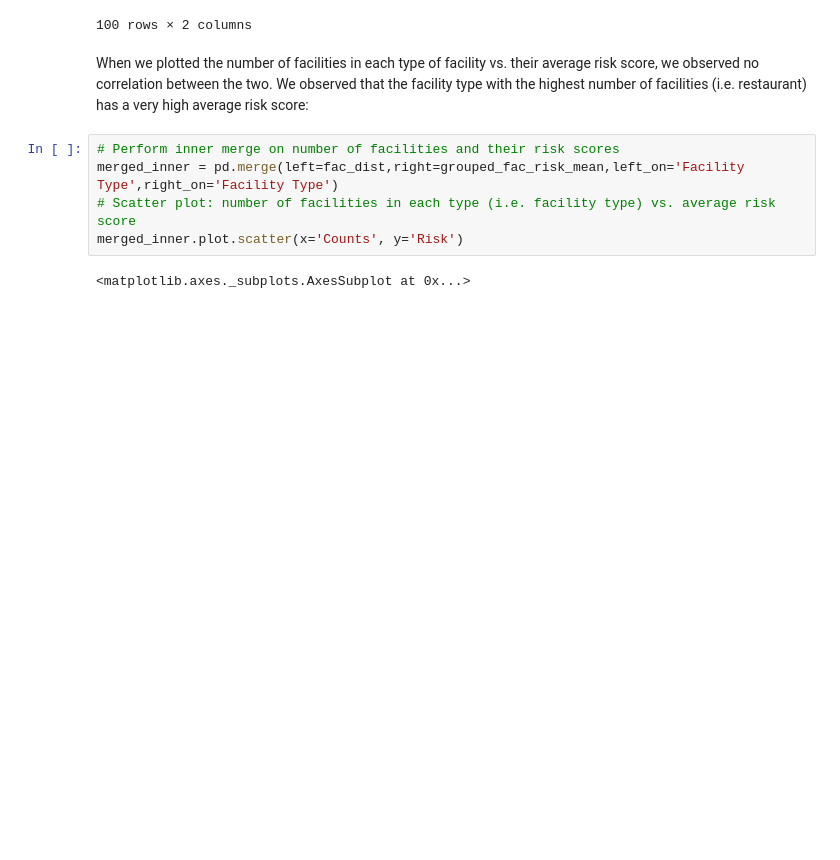
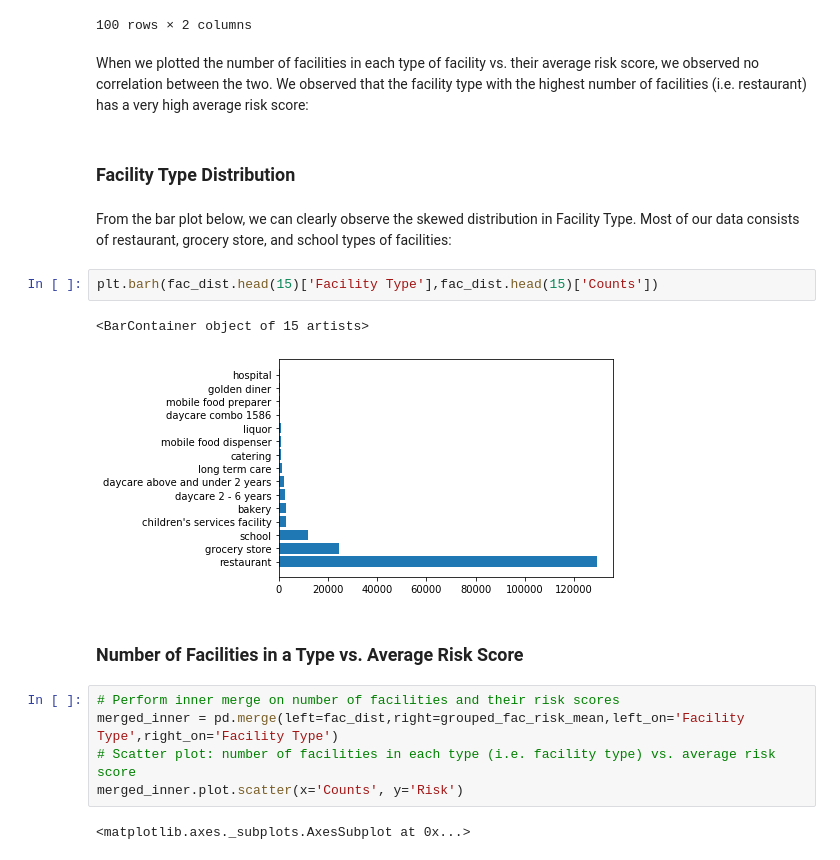
Before and after one commit to RubinDaija/epfl-ada-2019-project, a Jupyter notebook: project.ipynb, the cells around one changed output. Cells and saved outputs as stored; diff of their text form; blank space fills up the shorter version.

```diff
--- a/project.ipynb
+++ b/project.ipynb
@@ -165,6 +165,17 @@ Number of different types of facilities :868
 100 rows × 2 columns
 # %% [markdown]
 When we plotted the number of facilities in each type of facility vs. their average risk score, we observed no correlation between the two. We observed that the facility type with the highest number of facilities (i.e. restaurant) has a very high average risk score:
+# %% [markdown]
+### **Facility Type Distribution**
+# %% [markdown]
+From the bar plot below, we can clearly observe the skewed distribution in Facility Type. Most of our data consists of restaurant, grocery store, and school types of facilities:
+# %%
+plt.barh(fac_dist.head(15)['Facility Type'],fac_dist.head(15)['Counts'])
+# %% [output]
+<BarContainer object of 15 artists>
+[figure, added]
+# %% [markdown]
+### **Number of Facilities in a Type vs. Average Risk Score**
 # %%
 # Perform inner merge on number of facilities and their risk scores
 merged_inner = pd.merge(left=fac_dist,right=grouped_fac_risk_mean,left_on='Facility Type',right_on='Facility Type')
```
Also changed, not shown: parts of 13 cells of this notebook.
